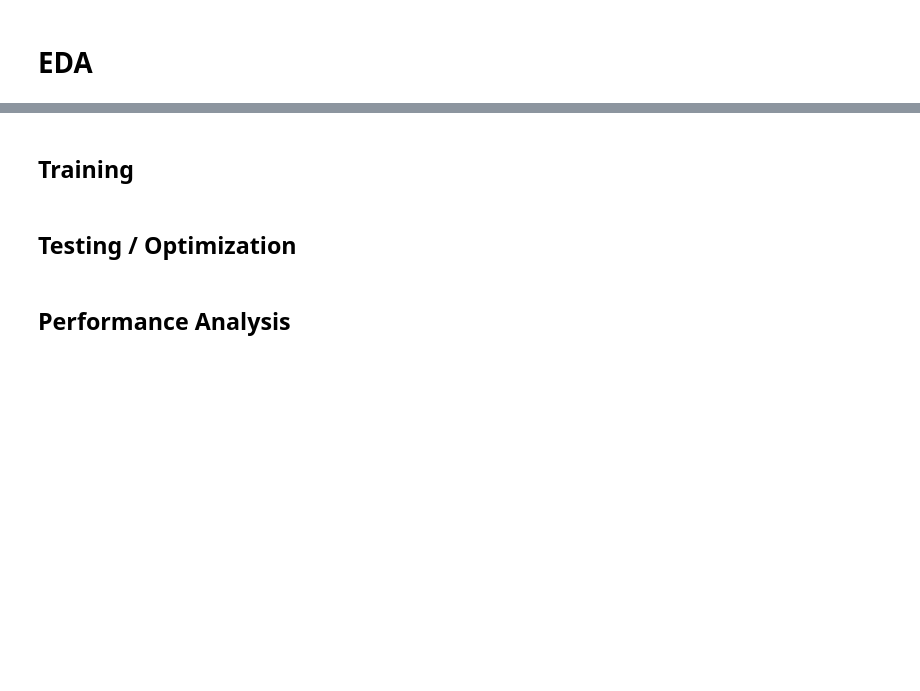
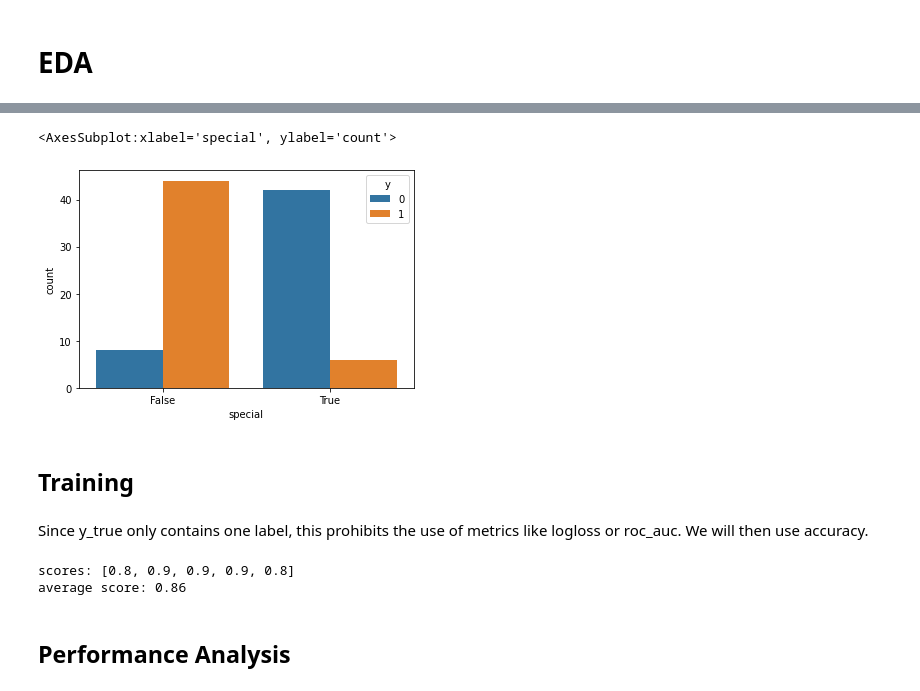
Before and after one commit to LeonLiur/MDST-Tutorials, a Jupyter notebook: Optional Challenges/ML Focus/ml_challenge.ipynb, the cells around one changed output, grey strips where cells are left out. Saved outputs shown, nothing was run; the diff lists cells and outputs as text; code cells hidden in the pictures; blank space fills up the shorter version.

```diff
--- a/Optional Challenges/ML Focus/ml_challenge.ipynb
+++ b/Optional Challenges/ML Focus/ml_challenge.ipynb
@@ -49,4 +88,9 @@ plt.plot(X[0], X[1])
+# %%
+df["special"] = df.apply(lambda row : row["X1"] < 1 and row["X2"] > 0, axis=1)
+plt.Figure(figsize=(10, 10))
+sns.countplot(data=df, x="special", hue="y")
+# %% [output]
+<AxesSubplot:xlabel='special', ylabel='count'>
+[figure, added]
 # %% [markdown]
 ## Training
-# %% [markdown]
-## Testing / Optimization
@@ -53,2 +99,30 @@ plt.plot(X[0], X[1])
+# %% [markdown]
+Since y_true only contains one label, this prohibits the use of metrics like logloss or roc_auc. We will then use accuracy.
+# %%
+from sklearn.model_selection import KFold
+from lightgbm import LGBMClassifier
+import lightgbm as lgbm
+from sklearn.metrics import accuracy_score
+
+scores = []
+models = []
+
+kf = KFold(n_splits=5)
+for i, (train_idx, test_idx) in enumerate(kf.split(df)):
+    X_train = df.loc[train_idx, features]
+    y_train = df.loc[train_idx, "y"]
+    X_test = df.loc[test_idx, features]
+    y_test = df.loc[test_idx, "y"]
+
+    model = LGBMClassifier(random_state=42)
+    model.fit(X_train, y_train)
+    scores.append(accuracy_score(y_test, model.predict(X_test)))
+    models.append(model)
+
+print("scores:", scores)
+print("average score:", np.mean(scores))
+# %% [output]
+scores: [0.8, 0.9, 0.9, 0.9, 0.8]
+average score: 0.86
 # %% [markdown]
 ## Performance Analysis
```
Also changed, not shown: parts of 15 cells of this notebook.
